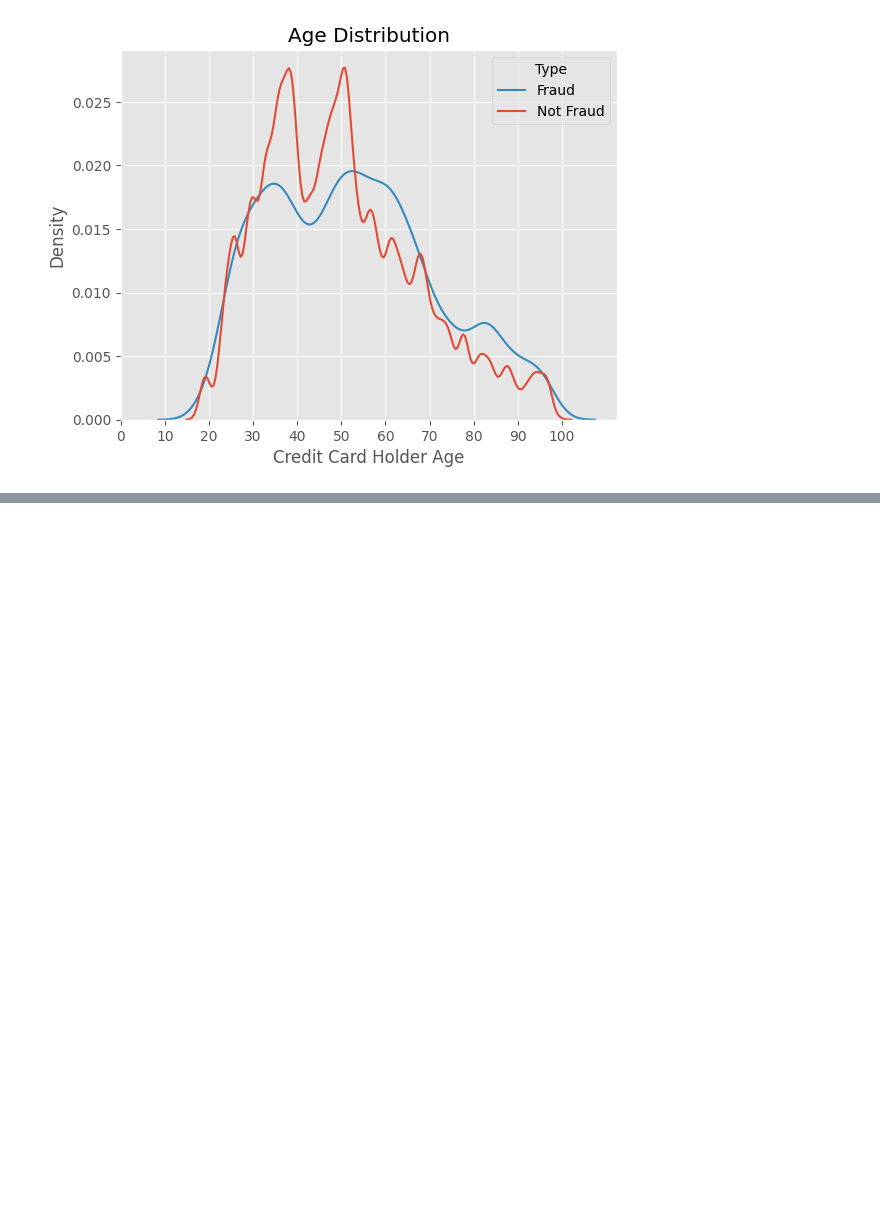
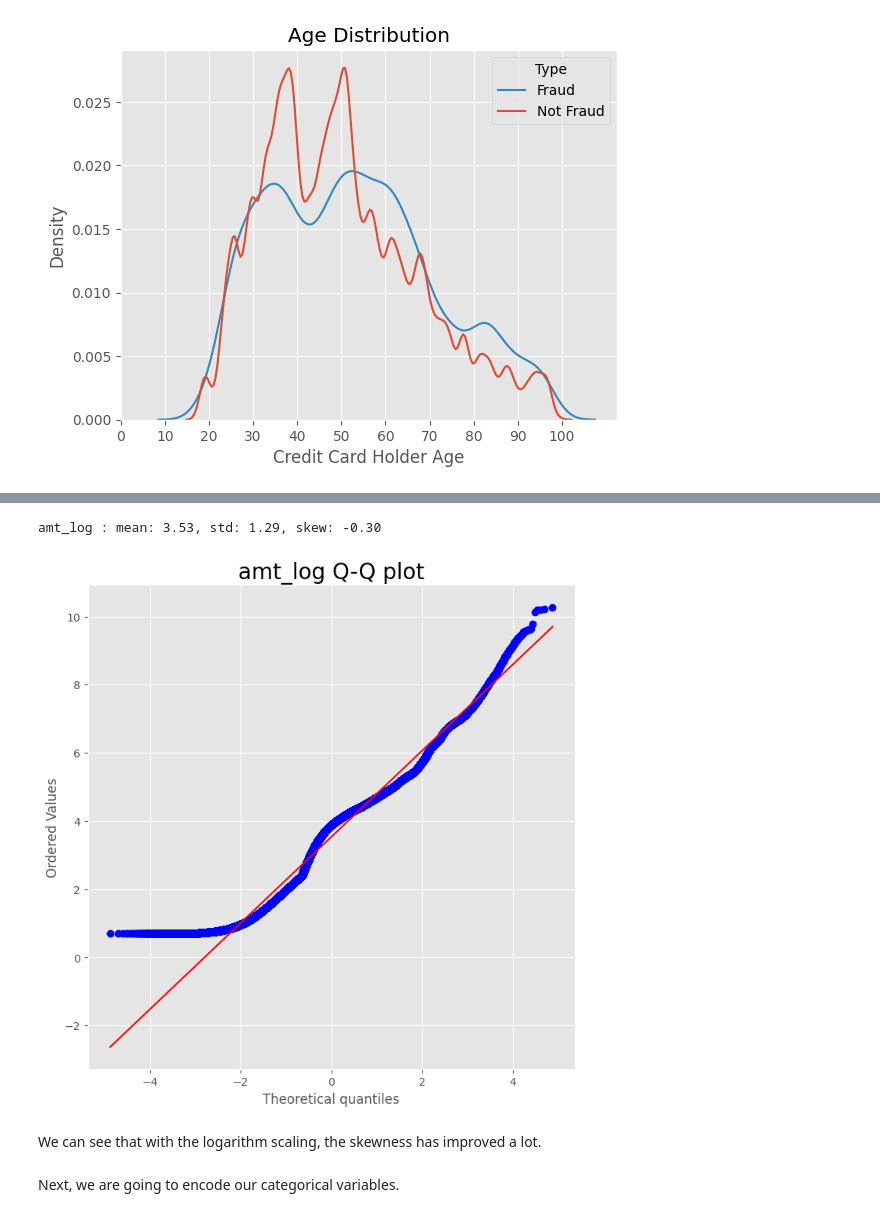
Before and after one commit to francismelojr/fraud-analysis, a Jupyter notebook: fraud-analysis.ipynb, the cells around one changed output, grey strips where cells are left out. Saved outputs shown, nothing was run; the diff lists cells and outputs as text; code cells hidden in the pictures; blank space fills up the shorter version.

```diff
--- a/fraud-analysis.ipynb
+++ b/fraud-analysis.ipynb
@@ -250,0 +302,9 @@ We can observe that in non-fraudulent transactions, there is a peak around 35 ye
+# %%
+check_normality("amt_log")
+# %% [output]
+amt_log : mean: 3.53, std: 1.29, skew: -0.30
+[figure, added]
+# %% [markdown]
+We can see that with the logarithm scaling, the skewness has improved a lot.
+# %% [markdown]
+Next, we are going to encode our categorical variables.
```
Also changed, not shown: parts of 35 cells of this notebook.
